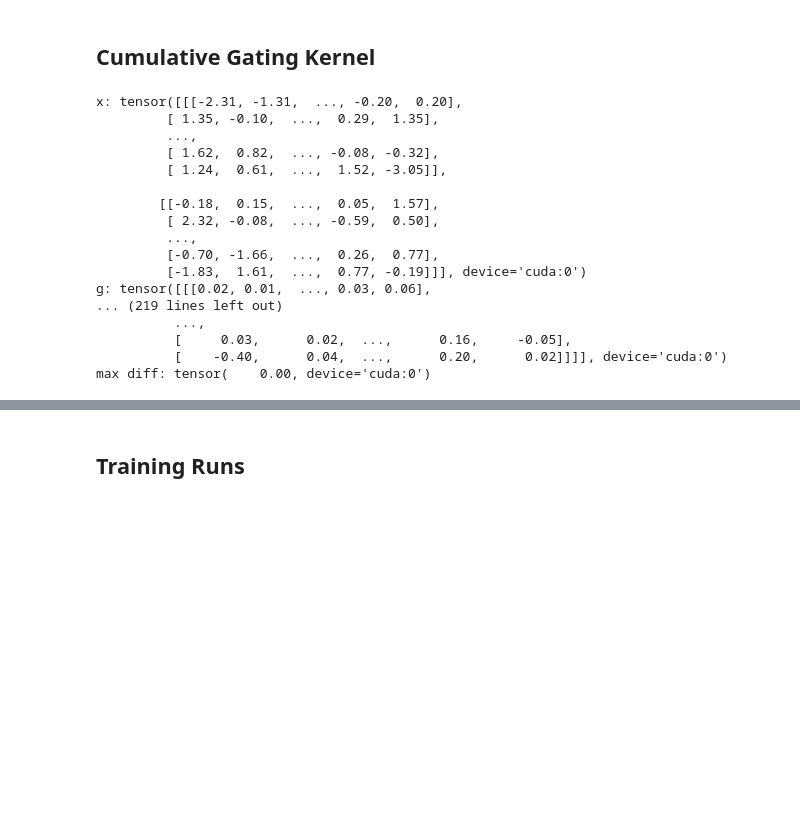
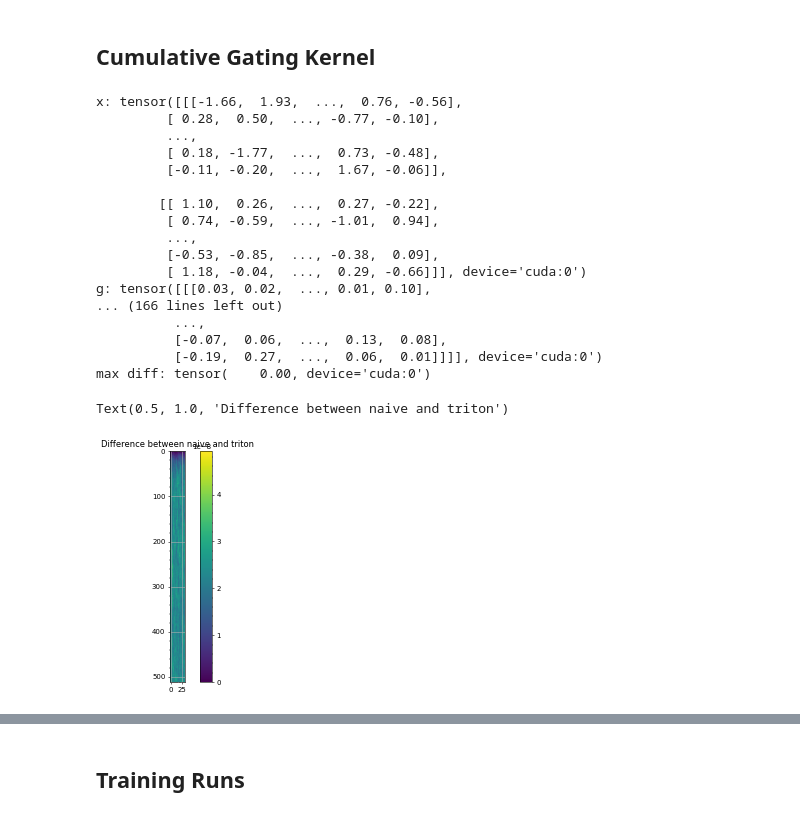
Before and after one commit to zaydzuhri/semi_compressed_attention, a Jupyter notebook: semi_compressed_attention.ipynb, the cells around one changed output, grey strips where cells are left out. Drawn from its saved outputs; the diff is of its cells as text; code cells hidden in the pictures; blank space fills up the shorter version.

```diff
--- a/semi_compressed_attention.ipynb
+++ b/semi_compressed_attention.ipynb
@@ -1448,42 +1469,50 @@ def cum_gating_2d_triton(x, g):
 # %%
 # try the forward pass
 # test cumulative_gating_2d_torch with always the same random inputs
-B, T, S, W, C = 2, 64, 32, 4, 32
+B, T, S, W, C = 2, 512, 32, 4, 32
+# B, T, S, W, C = 2, 16, 4, 4, 4
 x = torch.randn(B, T, C, device=device)
 g = F.softmax(torch.randn(B, T, S, device=device), dim=-1)
 gi = 1 - g
 print("x:", x)
 print("g:", g)
 print("torch:")
 print(cum_gating_2d_torch(x, g))
 print("naive:")
 out_naive = cum_gating_2d_naive(x, g)
 print(out_naive)
-print("torch multistage:")
-out = cum_gating_2d_torch_multistage(x, g)
-print(out)
+# print("torch multistage:")
+# out = cum_gating_2d_torch_multistage(x, g)
+# print(out)
 print("triton:")
 out = cum_gating_2d_triton(x, g)
 print(out)
 print("max diff:", (out - out_naive).abs().max())
+# visualize the difference as a heatmap
+plt.figure()
+plt.imshow((out - out_naive).abs().mean(0).mean(-1).cpu().numpy())
+plt.colorbar()
+plt.title("Difference between naive and triton")
 # %% [output]
-x: tensor([[[-2.31, -1.31,  ..., -0.20,  0.20],
-         [ 1.35, -0.10,  ...,  0.29,  1.35],
+x: tensor([[[-1.66,  1.93,  ...,  0.76, -0.56],
+         [ 0.28,  0.50,  ..., -0.77, -0.10],
          ...,
-         [ 1.62,  0.82,  ..., -0.08, -0.32],
-         [ 1.24,  0.61,  ...,  1.52, -3.05]],
+         [ 0.18, -1.77,  ...,  0.73, -0.48],
+         [-0.11, -0.20,  ...,  1.67, -0.06]],
 
-        [[-0.18,  0.15,  ...,  0.05,  1.57],
-         [ 2.32, -0.08,  ..., -0.59,  0.50],
+        [[ 1.10,  0.26,  ...,  0.27, -0.22],
+         [ 0.74, -0.59,  ..., -1.01,  0.94],
          ...,
-         [-0.70, -1.66,  ...,  0.26,  0.77],
-         [-1.83,  1.61,  ...,  0.77, -0.19]]], device='cuda:0')
-g: tensor([[[0.02, 0.01,  ..., 0.03, 0.06],
-... (219 lines left out)
+         [-0.53, -0.85,  ..., -0.38,  0.09],
+         [ 1.18, -0.04,  ...,  0.29, -0.66]]], device='cuda:0')
+g: tensor([[[0.03, 0.02,  ..., 0.01, 0.10],
+... (166 lines left out)
           ...,
-          [     0.03,      0.02,  ...,      0.16,     -0.05],
-          [    -0.40,      0.04,  ...,      0.20,      0.02]]]], device='cuda:0')
+          [-0.07,  0.06,  ...,  0.13,  0.08],
+          [-0.19,  0.27,  ...,  0.06,  0.01]]]], device='cuda:0')
 max diff: tensor(    0.00, device='cuda:0')
+Text(0.5, 1.0, 'Difference between naive and triton')
+[figure, added]
 # %%
 # try the backward pass, compare with torch autograd
 # test cumulative_gating_2d_torch with always the same random inputs
```
Also changed, not shown: parts of 18 cells of this notebook.
